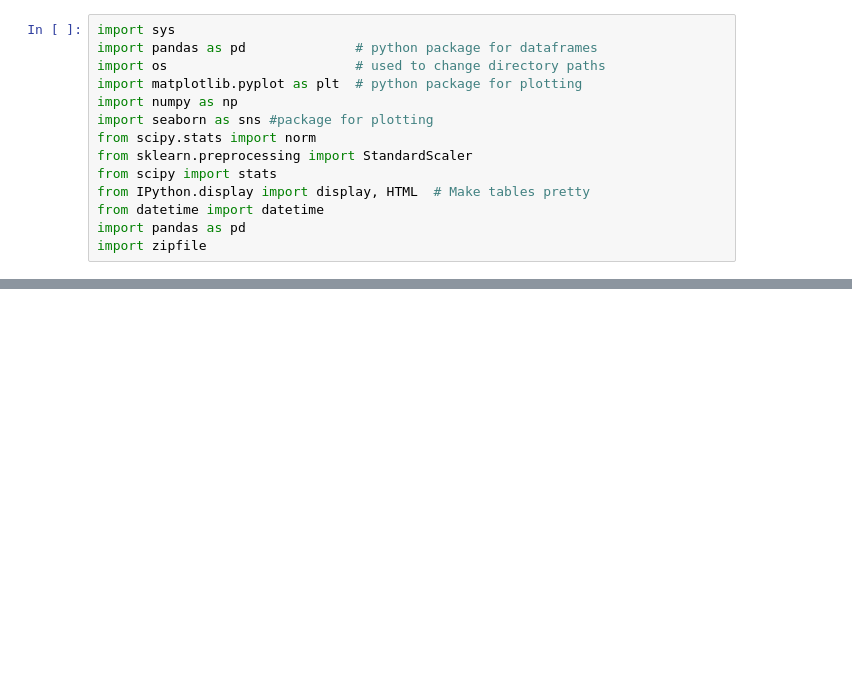
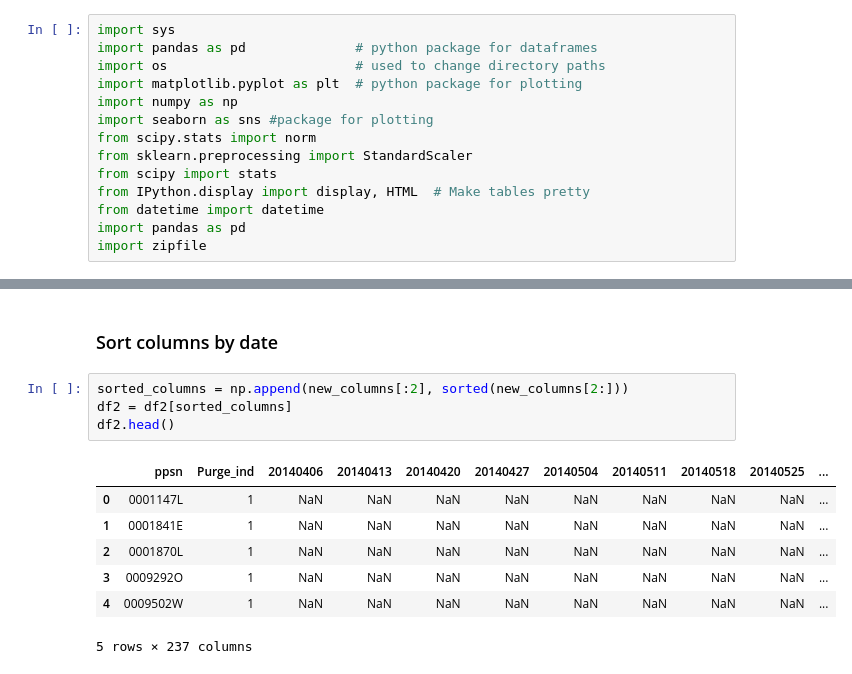
Before and after one commit to ciaranjudge/evaluation_jp, a Jupyter notebook: WeeklyStatus.ipynb, the cells around one changed output, grey strips where cells are left out. Cells and saved outputs as stored; diff of their text form; blank space fills up the shorter version.

```diff
--- a/WeeklyStatus.ipynb
+++ b/WeeklyStatus.ipynb
@@ -27,0 +87,14 @@ df = pd.read_csv(zf.open('jp_outcomes.csv'))
+# %% [markdown]
+### Sort columns by date
+# %%
+sorted_columns = np.append(new_columns[:2], sorted(new_columns[2:]))
+df2 = df2[sorted_columns]
+df2.head()
+# %% [output]
+|  | ppsn | Purge_ind | 20140406 | 20140413 | 20140420 | 20140427 | 20140504 | 20140511 | 20140518 | 20140525 | ... |
+| 0 | 0001147L | 1 | NaN | NaN | NaN | NaN | NaN | NaN | NaN | NaN | ... |
+| 1 | 0001841E | 1 | NaN | NaN | NaN | NaN | NaN | NaN | NaN | NaN | ... |
+| 2 | 0001870L | 1 | NaN | NaN | NaN | NaN | NaN | NaN | NaN | NaN | ... |
+| 3 | 0009292O | 1 | NaN | NaN | NaN | NaN | NaN | NaN | NaN | NaN | ... |
+| 4 | 0009502W | 1 | NaN | NaN | NaN | NaN | NaN | NaN | NaN | NaN | ... |
+5 rows × 237 columns
```
Also changed, not shown: parts of 70 cells of this notebook.
